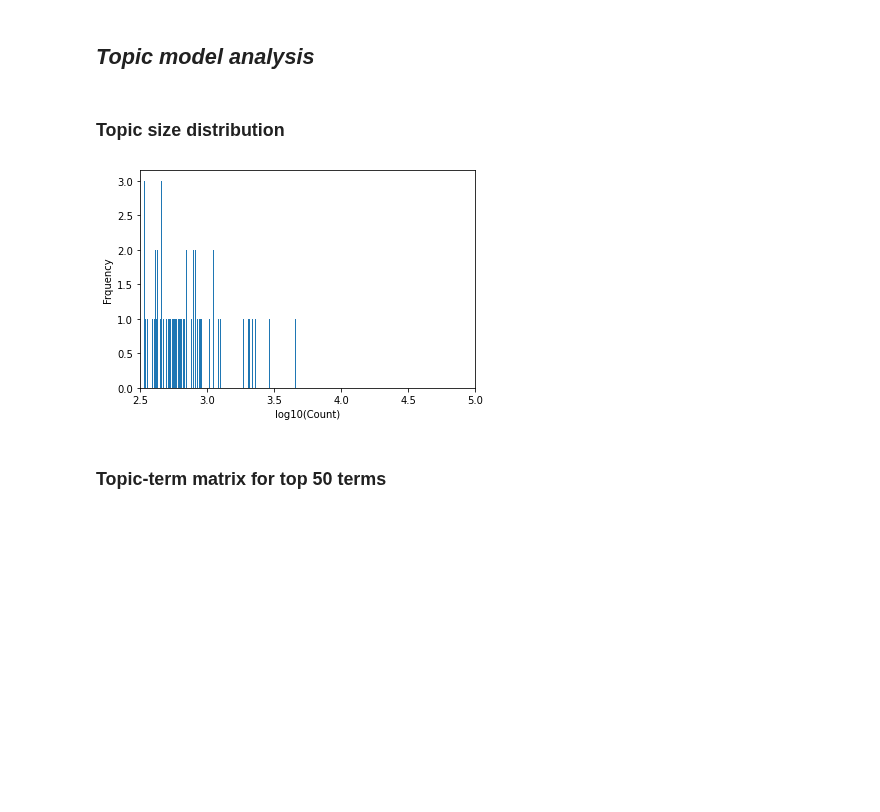
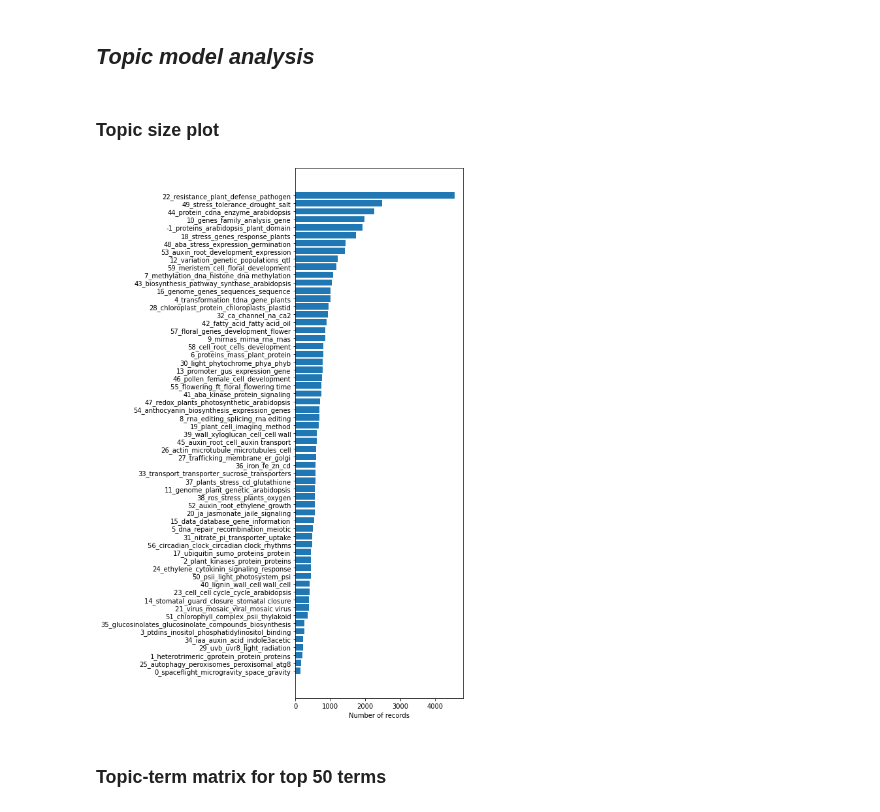
Before and after one commit to ShiuLab/plant_sci_hist, a Jupyter notebook: 6_topic_model_arabidopsis/script_6_1_arabidopsis_topic_over_time.ipynb, the cells around one changed output. Saved outputs shown, nothing was run; the diff lists cells and outputs as text; code cells hidden in the pictures; blank space fills up the shorter version.

```diff
--- a/6_topic_model_arabidopsis/script_6_1_arabidopsis_topic_over_time.ipynb
+++ b/6_topic_model_arabidopsis/script_6_1_arabidopsis_topic_over_time.ipynb
@@ -381,15 +392,25 @@ n_in_topics, n_in_topics/n_total*100
 # %% [markdown]
 ## ___Topic model analysis___
 # %% [markdown]
-### Topic size distribution
+### Topic size plot
-# %%
-plt.hist(np.log10(topic_info["Count"]), bins=200)
-plt.xlabel("log10(Count)")
-plt.ylabel("Frquency")
-plt.xlim(2.5,5)
-plt.savefig(work_dir / f"fig6_topic_count_dist_{target}.pdf")
-# %% [output]
-[figure, removed]
+# %%
+topic_info_sorted = topic_info.sort_values(by=['Count'])
+topic_names  = list(topic_info_sorted.Name.values)
+topic_counts = list(topic_info_sorted.Count.values)
+y_pos        = len(topic_names)
+# %%
+# Bar plot
+# xlabel got cutoff, see:
+# https://stackoverflow.com/questions/23497569/bar-plot-cutting-off-axis-title
+
+plt.figure(figsize=(8,12))
+plt.barh(topic_names, topic_counts)
+#ax.set_yticks(y_pos, labels=topic_names)
+plt.xlabel('Number of records')
+plt.tight_layout()
+plt.savefig(work_dir / f"fig6_topic_count_{target}.pdf")
+# %% [output]
+[figure, added]
 # %% [markdown]
 ### Topic-term matrix for top 50 terms
 # %%
```
Also changed, not shown: parts of 11 cells of this notebook, 1 other file.
